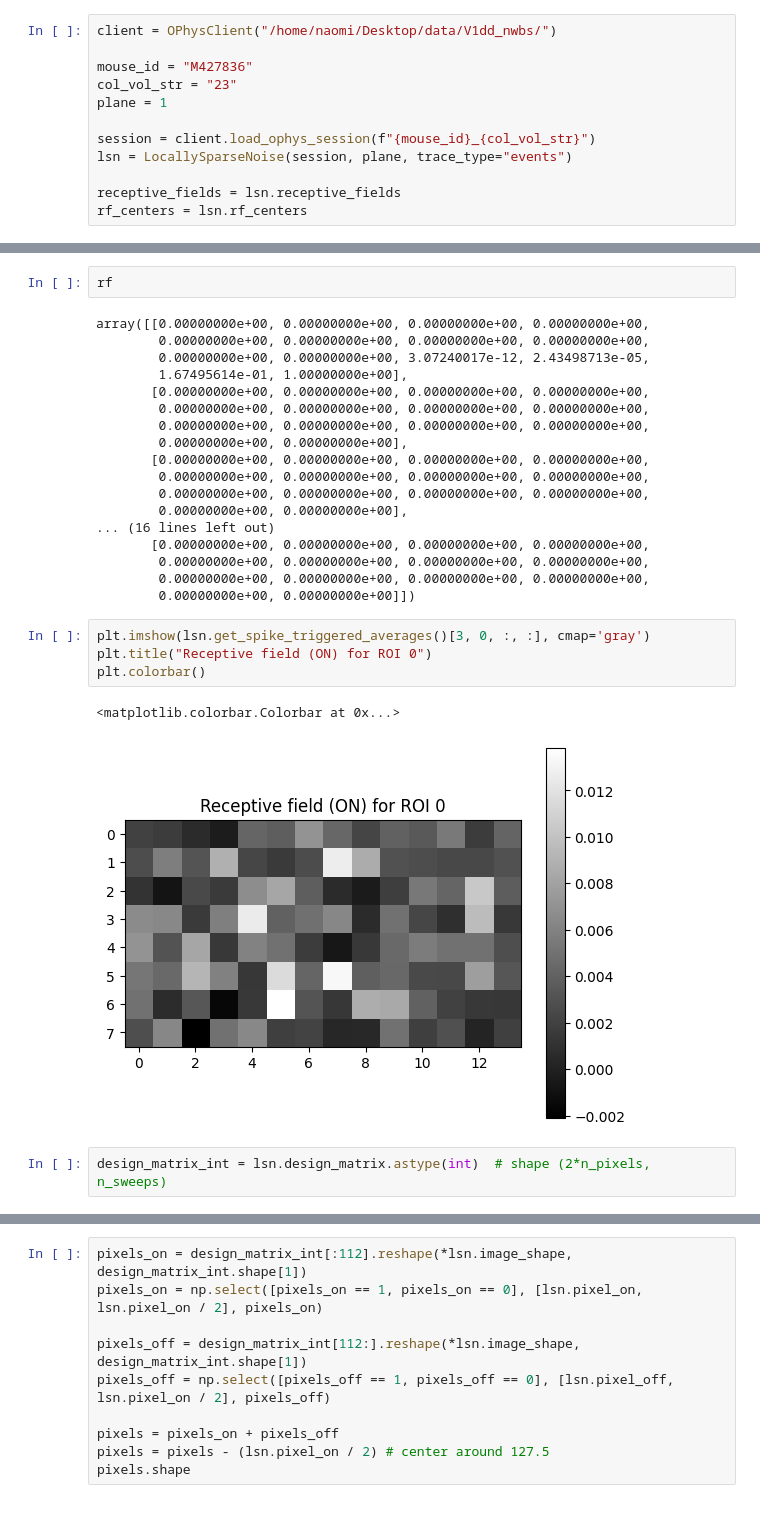
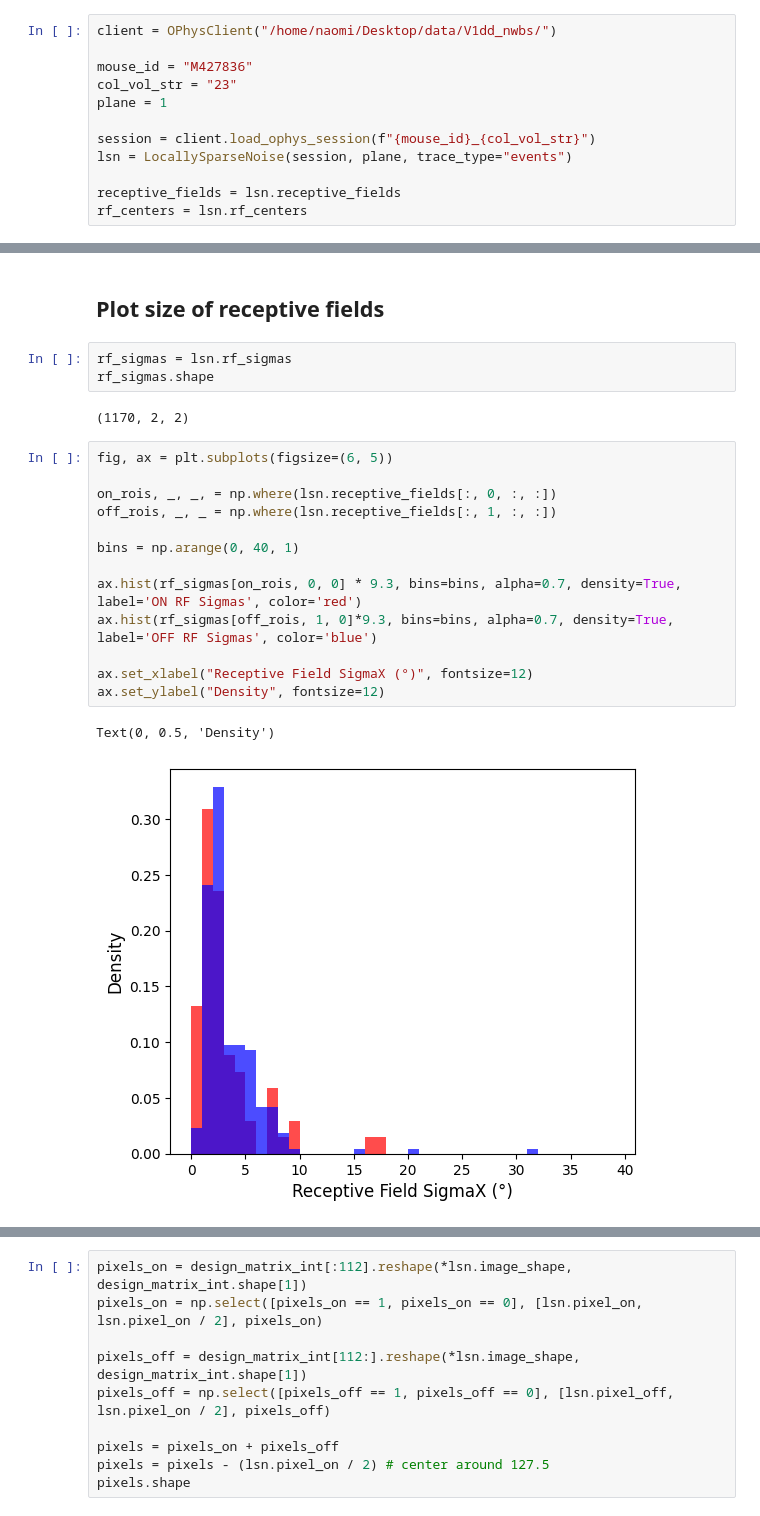
Before and after one commit to naomidonovan1/allen_v1dd, a Jupyter notebook: src/allen_v1dd/demo.ipynb, the cells around one changed output, grey strips where cells are left out. Drawn from its saved outputs; the diff is of its cells as text.

```diff
--- a/src/allen_v1dd/demo.ipynb
+++ b/src/allen_v1dd/demo.ipynb
@@ -240,29 +147,23 @@ lsn.imshow_extent
-# %%
-rf
-# %% [output]
-array([[0.00000000e+00, 0.00000000e+00, 0.00000000e+00, 0.00000000e+00,
-        0.00000000e+00, 0.00000000e+00, 0.00000000e+00, 0.00000000e+00,
-        0.00000000e+00, 0.00000000e+00, 3.07240017e-12, 2.43498713e-05,
-        1.67495614e-01, 1.00000000e+00],
-       [0.00000000e+00, 0.00000000e+00, 0.00000000e+00, 0.00000000e+00,
-        0.00000000e+00, 0.00000000e+00, 0.00000000e+00, 0.00000000e+00,
-        0.00000000e+00, 0.00000000e+00, 0.00000000e+00, 0.00000000e+00,
-        0.00000000e+00, 0.00000000e+00],
-       [0.00000000e+00, 0.00000000e+00, 0.00000000e+00, 0.00000000e+00,
-        0.00000000e+00, 0.00000000e+00, 0.00000000e+00, 0.00000000e+00,
-        0.00000000e+00, 0.00000000e+00, 0.00000000e+00, 0.00000000e+00,
-        0.00000000e+00, 0.00000000e+00],
-... (16 lines left out)
-       [0.00000000e+00, 0.00000000e+00, 0.00000000e+00, 0.00000000e+00,
-        0.00000000e+00, 0.00000000e+00, 0.00000000e+00, 0.00000000e+00,
-        0.00000000e+00, 0.00000000e+00, 0.00000000e+00, 0.00000000e+00,
-        0.00000000e+00, 0.00000000e+00]])
-# %%
-plt.imshow(lsn.get_spike_triggered_averages()[3, 0, :, :], cmap='gray')
-plt.title("Receptive field (ON) for ROI 0")
-plt.colorbar()
-# %% [output]
-<matplotlib.colorbar.Colorbar at 0x...>
-[figure, removed]
-# %%
-design_matrix_int = lsn.design_matrix.astype(int)  # shape (2*n_pixels, n_sweeps)
+# %% [markdown]
+## Plot size of receptive fields
+# %%
+rf_sigmas = lsn.rf_sigmas
+rf_sigmas.shape
+# %% [output]
+(1170, 2, 2)
+# %%
+fig, ax = plt.subplots(figsize=(6, 5))
+
+on_rois, _, _, = np.where(lsn.receptive_fields[:, 0, :, :])
+off_rois, _, _ = np.where(lsn.receptive_fields[:, 1, :, :])
+
+bins = np.arange(0, 40, 1)
+
+ax.hist(rf_sigmas[on_rois, 0, 0] * 9.3, bins=bins, alpha=0.7, density=True, label='ON RF Sigmas', color='red')
+ax.hist(rf_sigmas[off_rois, 1, 0]*9.3, bins=bins, alpha=0.7, density=True, label='OFF RF Sigmas', color='blue')
+
+ax.set_xlabel("Receptive Field SigmaX (°)", fontsize=12)
+ax.set_ylabel("Density", fontsize=12)
+# %% [output]
+Text(0, 0.5, 'Density')
+[figure, added]
```
Also changed, not shown: parts of 10 cells of this notebook, 1 other file.
